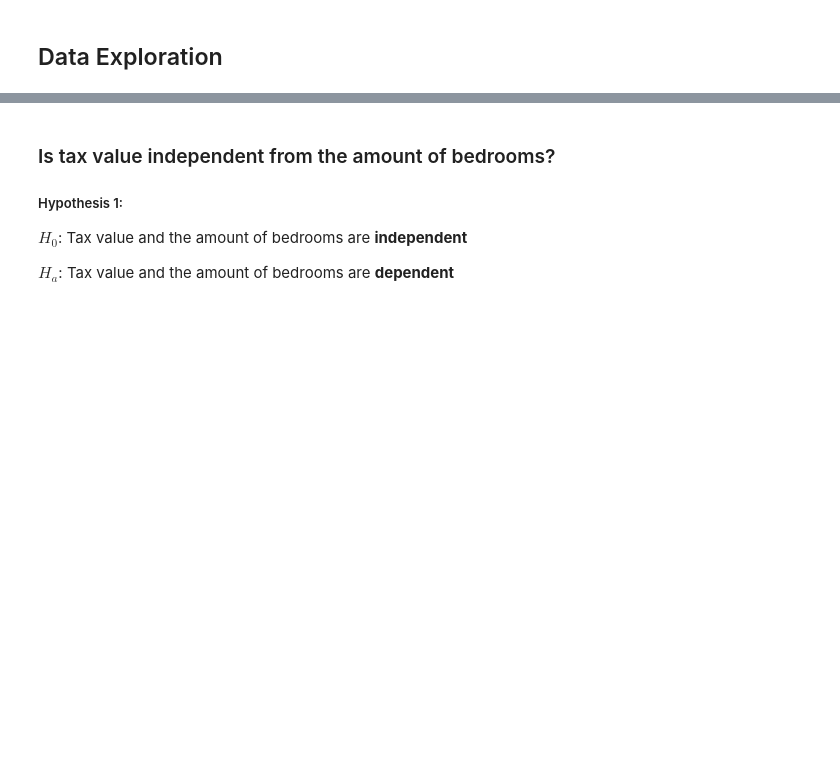
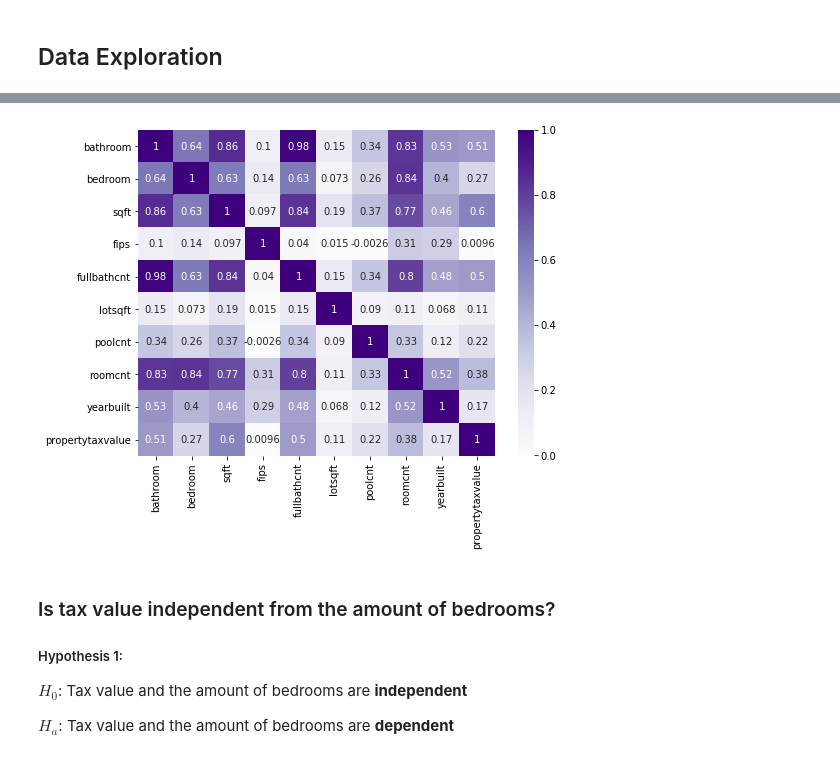
Before and after one commit to ZillowProjectPlaceholder/Zillow-Regression-Project, a Jupyter notebook: final_report.ipynb, the cells around one changed output, grey strips where cells are left out. Cells and saved outputs as stored; diff of their text form; code cells hidden in the pictures; blank space fills up the shorter version.

Commit message:
adding hypothesis test and extra graphs

```diff
--- a/final_report.ipynb
+++ b/final_report.ipynb
@@ -36,3 +37,6 @@ df = prep_zillow_final()
+# %%
+df = prep_zillow_final()
+train, validate, test = zillow_split(df)
 # %% [markdown]
 ## Data Exploration
 # %%
@@ -41,3 +47,9 @@ plt.show()
+# %%
+plt.figure(figsize=(8,6))
+sns.heatmap(train.corr(), cmap='Purples', annot=True)
+plt.show()
+# %% [output]
+[figure, added]
 # %% [markdown]
 ### Is tax value independent from the amount of bedrooms?
 
```
Also changed, not shown: parts of 62 cells of this notebook.
